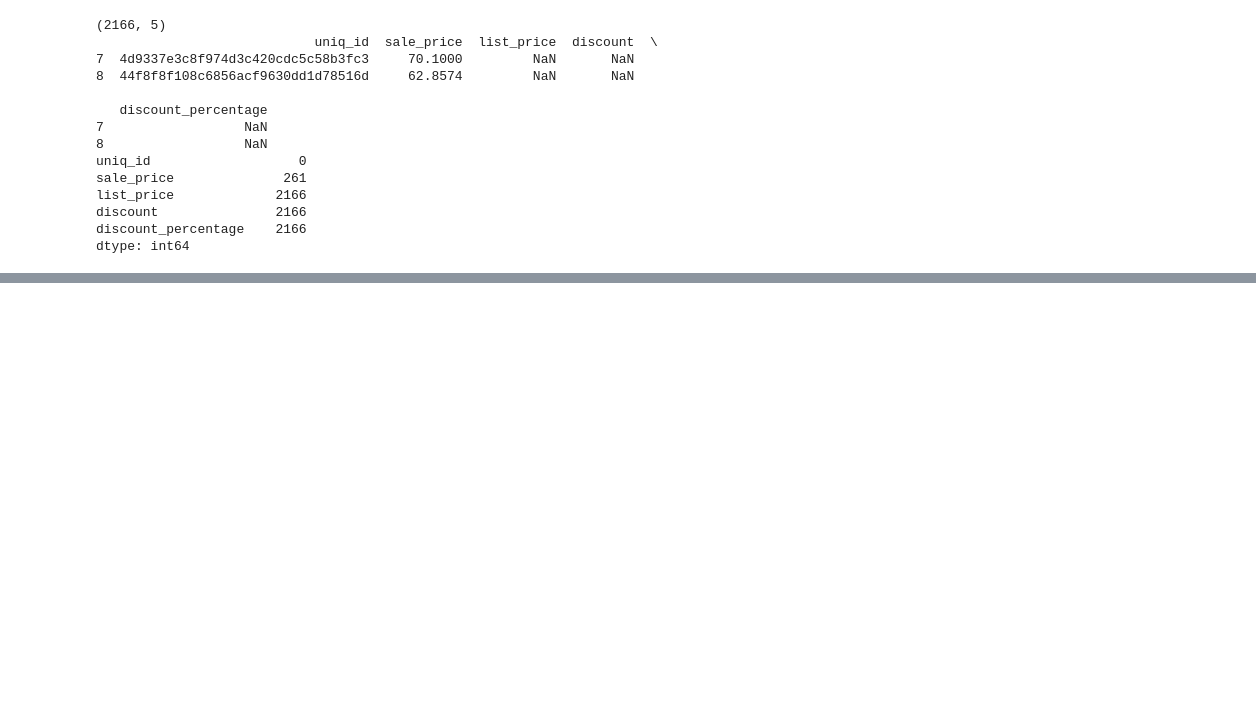
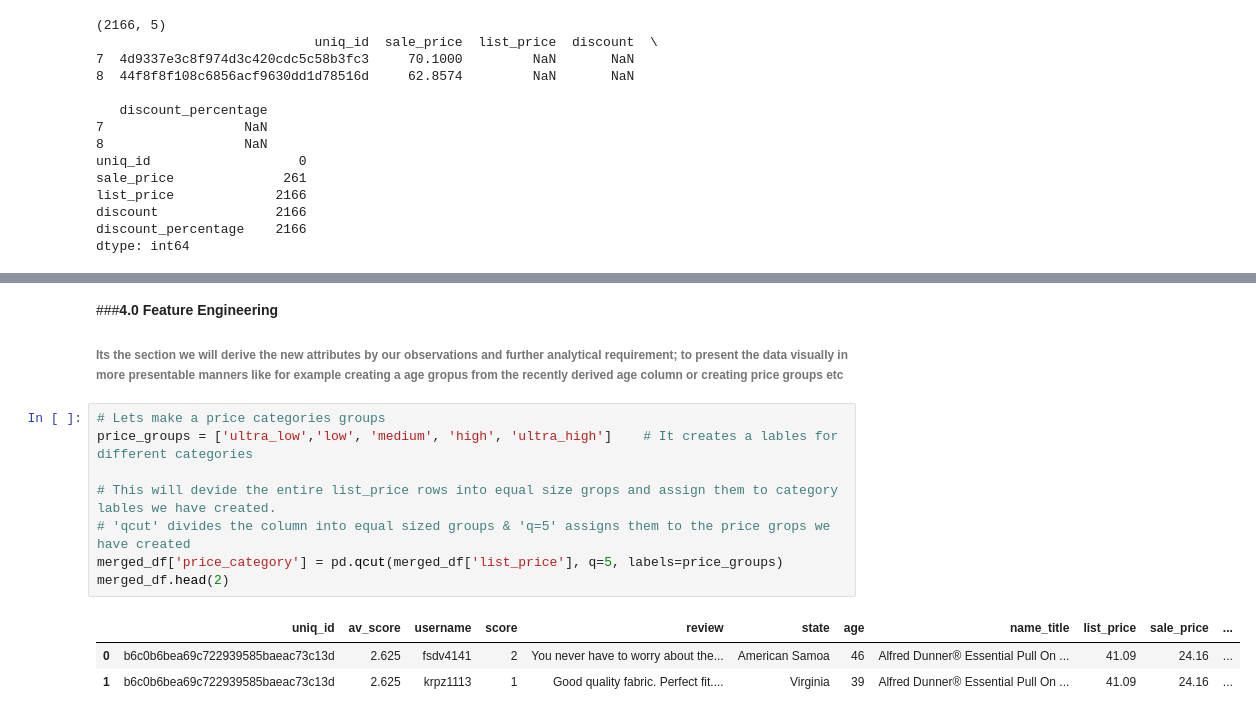
Before and after one commit to c4835/3603990_BD2.ipynb, a Jupyter notebook: 3603990_bd2.ipynb, the cells around one changed output, grey strips where cells are left out. Saved outputs shown, nothing was run; the diff lists cells and outputs as text; blank space fills up the shorter version.

Commit message:
Modified some part of it and started feature engineering

```diff
--- a/3603990_bd2.ipynb
+++ b/3603990_bd2.ipynb
@@ -515,0 +573,15 @@ dtype: int64
+# %% [markdown]
+###**4.0 Feature Engineering**
+###### Its the section we will derive the new attributes by our observations and further analytical requirement; to present the data visually in more presentable manners like for example creating a age gropus from the recently derived age column or creating price groups etc
+# %%
+# Lets make a price categories groups
+price_groups = ['ultra_low','low', 'medium', 'high', 'ultra_high']    # It creates a lables for different categories
+
+# This will devide the entire list_price rows into equal size grops and assign them to category lables we have created.
+# 'qcut' divides the column into equal sized groups & 'q=5' assigns them to the price grops we have created
+merged_df['price_category'] = pd.qcut(merged_df['list_price'], q=5, labels=price_groups)
+merged_df.head(2)
+# %% [output]
+|  | uniq_id | av_score | username | score | review | state | age | name_title | list_price | sale_price | ... |
+| 0 | b6c0b6bea69c722939585baeac73c13d | 2.625 | fsdv4141 | 2 | You never have to worry about the... | American Samoa | 46 | Alfred Dunner® Essential Pull On ... | 41.09 | 24.16 | ... |
+| 1 | b6c0b6bea69c722939585baeac73c13d | 2.625 | krpz1113 | 1 | Good quality fabric. Perfect fit.... | Virginia | 39 | Alfred Dunner® Essential Pull On ... | 41.09 | 24.16 | ... |
```
Also changed, not shown: parts of 23 cells of this notebook.
